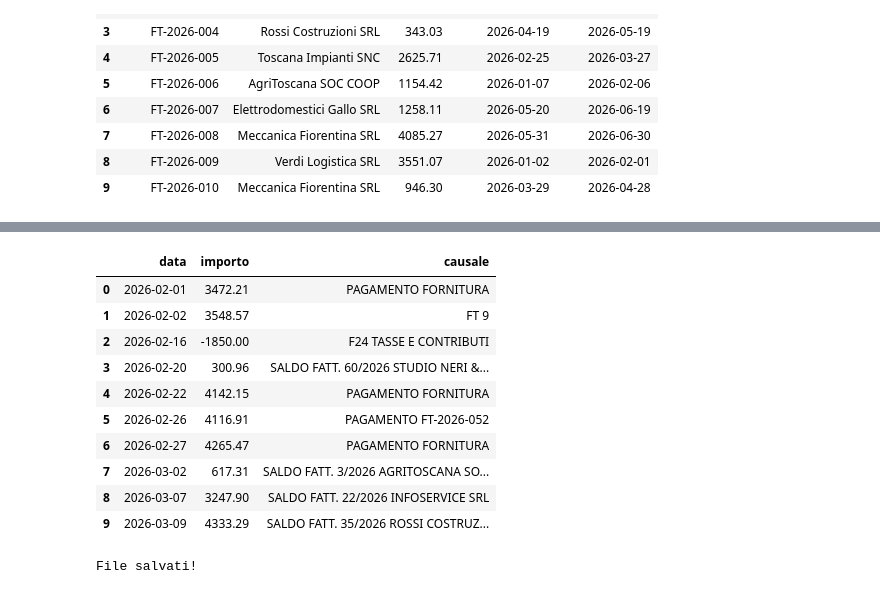
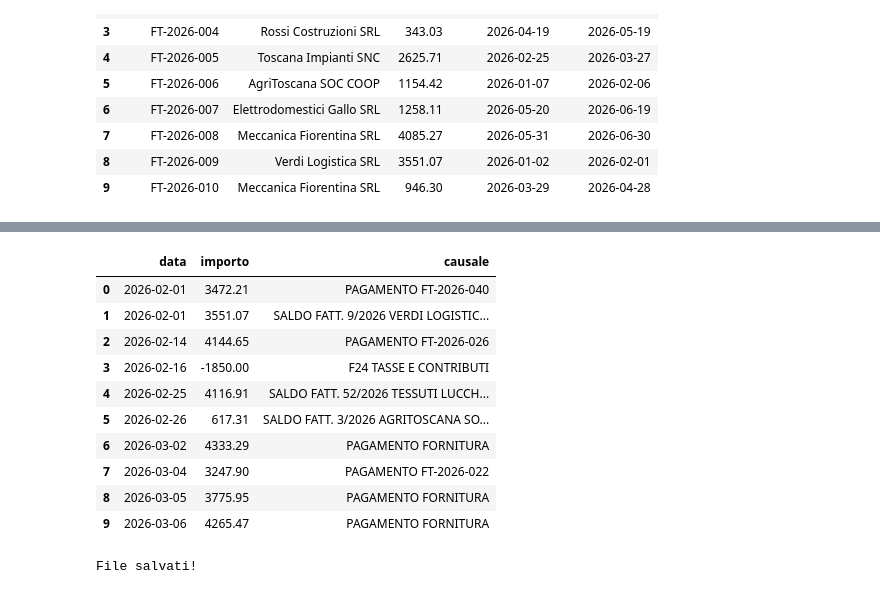
Before and after one commit to sarahjouini/riconciliazione-bancaria, a Jupyter notebook: riconciliazione.ipynb, the cells around one changed output, grey strips where cells are left out. Cells and saved outputs as stored; diff of their text form; code cells hidden in the pictures.

Commit message:
livello 4: matching bonifici cumulativi + fix generatore dati

```diff
--- a/riconciliazione.ipynb
+++ b/riconciliazione.ipynb
@@ -47,30 +47,51 @@ movimenti = []
 
 def sporca_causale(numero_fattura, cliente):
     """Genera una causale realistica, scritta in uno dei tanti modi possibili"""
-    n = int(numero_fattura.split("-")[2])  # es. da FT-2026-015 estrae 15
+    n = int(numero_fattura.split("-")[2])
     stili = [
-        f"PAGAMENTO {numero_fattura}",                  # perfetta
-        f"FT {n}",                                      # abbreviata
-        f"SALDO FATT. {n}/2026 {cliente.upper()}",      # con nome cliente
-        f"BONIFICO DA {cliente.upper()}",               # solo nome, niente numero
-        "PAGAMENTO FORNITURA",                          # inutile :)
+        f"PAGAMENTO {numero_fattura}",
+        f"FT {n}",
+        f"SALDO FATT. {n}/2026 {cliente.upper()}",
+        f"BONIFICO DA {cliente.upper()}",
+        "PAGAMENTO FORNITURA",
     ]
     return random.choice(stili)
 
-# Mescoliamo le fatture e assegniamo i destini
+# --- DESTINI ---
 indici = list(df_fatture.index)
 random.shuffle(indici)
+non_pagate = indici[:8]  # 8 fatture restano non pagate
 
-non_pagate = indici[:8]          # 8 fatture restano non pagate
-gruppo = indici[8:14]            # 6 fatture pagate in bonifici cumulativi
-normali = indici[14:]            # il resto: pagamenti singoli
+# --- BONIFICI CUMULATIVI (prima dei singoli!) ---
+# 2 clienti pagano 3 delle LORO fatture con un solo bonifico
+clienti_cumulativi = ["Meccanica Fiorentina SRL", "Elettrodomestici Gallo SRL"]
+indici_cumulativi = []
 
-# 1) Pagamenti singoli (alcuni puliti, alcuni sporchi)
-for i in normali:
+for cliente in clienti_cumulativi:
+    fatture_cliente = df_fatture[
+        (df_fatture["cliente"] == cliente) &
+        (~df_fatture.index.isin(non_pagate)) &
+        (~df_fatture.index.isin(indici_cumulativi))
+    ].head(3)
+
+    if len(fatture_cliente) < 2:
+        continue  # troppe poche fatture per un cumulativo: salto
+
+    indici_cumulativi.extend(fatture_cliente.index)
+    movimenti.append({
+        "data": fatture_cliente["data_scadenza"].max() + timedelta(days=random.randint(0, 10)),
+        "importo": round(fatture_cliente["importo"].sum(), 2),
+        "causale": f"SALDO FATTURE MESE {cliente.upper()}"
+    })
+
+# --- PAGAMENTI SINGOLI ---
+for i in indici[8:]:  # tutti tranne le non pagate
+    if i in indici_cumulativi:
+        continue  # già pagate nel bonifico cumulativo
     f = df_fatture.loc[i]
-    ritardo = random.randint(-2, 20)  # da 2 gg in anticipo a 20 di ritardo
+    ritardo = random.randint(-2, 20)
     importo = f["importo"]
-    if random.random() < 0.15:        # 15% dei casi: commissione trattenuta
+    if random.random() < 0.15:  # 15% dei casi: commissione trattenuta
         importo = round(importo - 2.50, 2)
     movimenti.append({
         "data": f["data_scadenza"] + timedelta(days=ritardo),
@@ -78,17 +99,7 @@ for i in normali:
         "causale": sporca_causale(f["numero_fattura"], f["cliente"])
     })
 
-# 2) Bonifici cumulativi: 2 bonifici da 3 fatture ciascuno
-for blocco in [gruppo[:3], gruppo[3:]]:
-    fatture_blocco = df_fatture.loc[blocco]
-    cliente = fatture_blocco.iloc[0]["cliente"]
-    movimenti.append({
-        "data": fatture_blocco["data_scadenza"].max() + timedelta(days=random.randint(0, 10)),
-        "importo": round(fatture_blocco["importo"].sum(), 2),
-        "causale": f"SALDO FATTURE MESE {cliente.upper()}"
-    })
-
-# 3) Rumore: movimenti che non c'entrano con le fatture
+# --- RUMORE ---
 rumore = [
     {"data": datetime(2026, 2, 16).date(), "importo": -1850.00, "causale": "F24 TASSE E CONTRIBUTI"},
     {"data": datetime(2026, 3, 27).date(), "importo": -4200.00, "causale": "STIPENDI FEBBRAIO"},
@@ -105,14 +116,14 @@ Movimenti totali: 52
 |  | data | importo | causale |
-| 0 | 2026-02-01 | 3472.21 | PAGAMENTO FORNITURA |
-| 1 | 2026-02-02 | 3548.57 | FT 9 |
-| 2 | 2026-02-16 | -1850.00 | F24 TASSE E CONTRIBUTI |
-| 3 | 2026-02-20 | 300.96 | SALDO FATT. 60/2026 STUDIO NERI &... |
-| 4 | 2026-02-22 | 4142.15 | PAGAMENTO FORNITURA |
-| 5 | 2026-02-26 | 4116.91 | PAGAMENTO FT-2026-052 |
-| 6 | 2026-02-27 | 4265.47 | PAGAMENTO FORNITURA |
-| 7 | 2026-03-02 | 617.31 | SALDO FATT. 3/2026 AGRITOSCANA SO... |
-| 8 | 2026-03-07 | 3247.90 | SALDO FATT. 22/2026 INFOSERVICE SRL |
-| 9 | 2026-03-09 | 4333.29 | SALDO FATT. 35/2026 ROSSI COSTRUZ... |
+| 0 | 2026-02-01 | 3472.21 | PAGAMENTO FT-2026-040 |
+| 1 | 2026-02-01 | 3551.07 | SALDO FATT. 9/2026 VERDI LOGISTIC... |
+| 2 | 2026-02-14 | 4144.65 | PAGAMENTO FT-2026-026 |
+| 3 | 2026-02-16 | -1850.00 | F24 TASSE E CONTRIBUTI |
+| 4 | 2026-02-25 | 4116.91 | SALDO FATT. 52/2026 TESSUTI LUCCH... |
+| 5 | 2026-02-26 | 617.31 | SALDO FATT. 3/2026 AGRITOSCANA SO... |
+| 6 | 2026-03-02 | 4333.29 | PAGAMENTO FORNITURA |
+| 7 | 2026-03-04 | 3247.90 | PAGAMENTO FT-2026-022 |
+| 8 | 2026-03-05 | 3775.95 | PAGAMENTO FORNITURA |
+| 9 | 2026-03-06 | 4265.47 | PAGAMENTO FORNITURA |
 # %%
 df_fatture.to_csv("fatture.csv", index=False)
 df_movimenti.to_csv("estratto_conto.csv", index=False)
```
Also changed, not shown: parts of 10 cells of this notebook, 1 other file.
